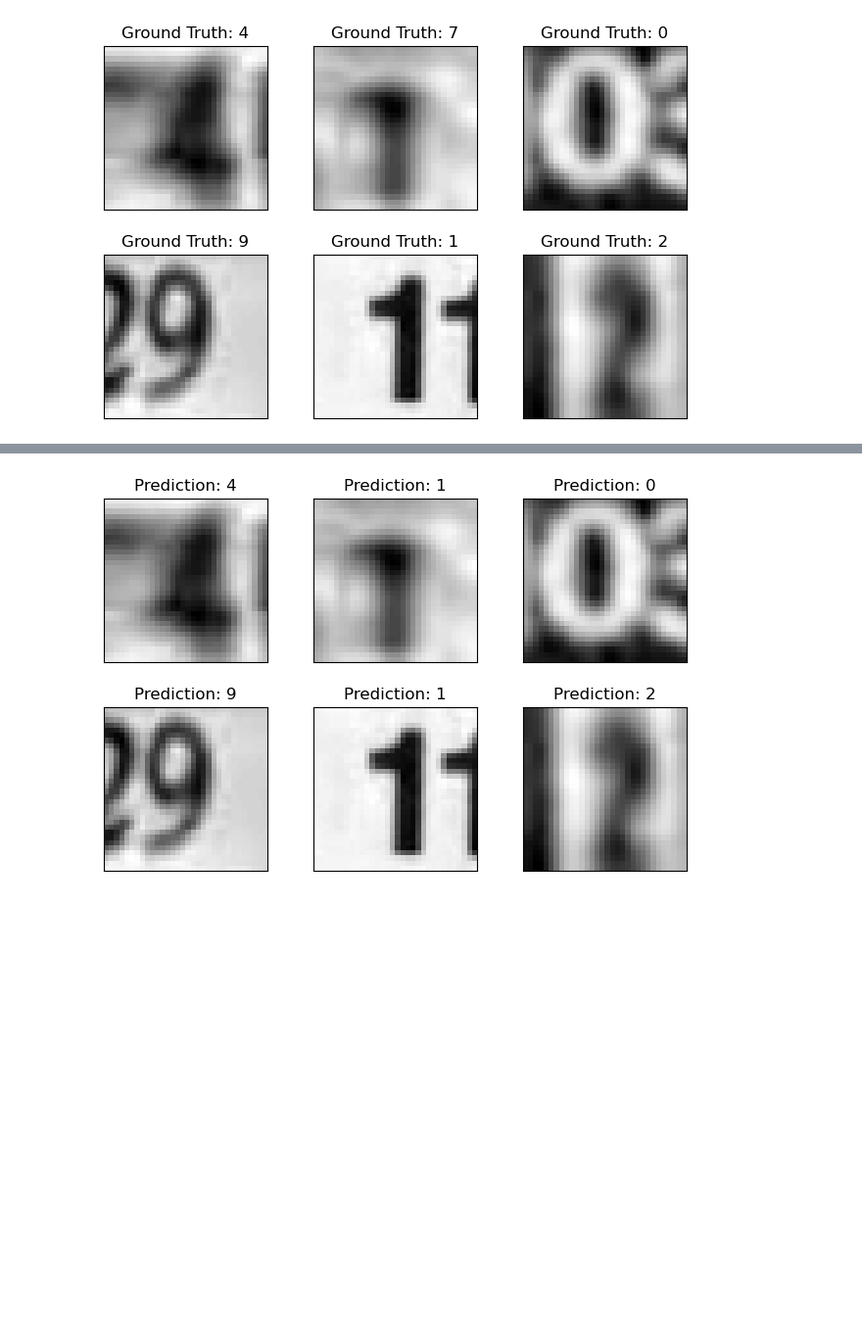
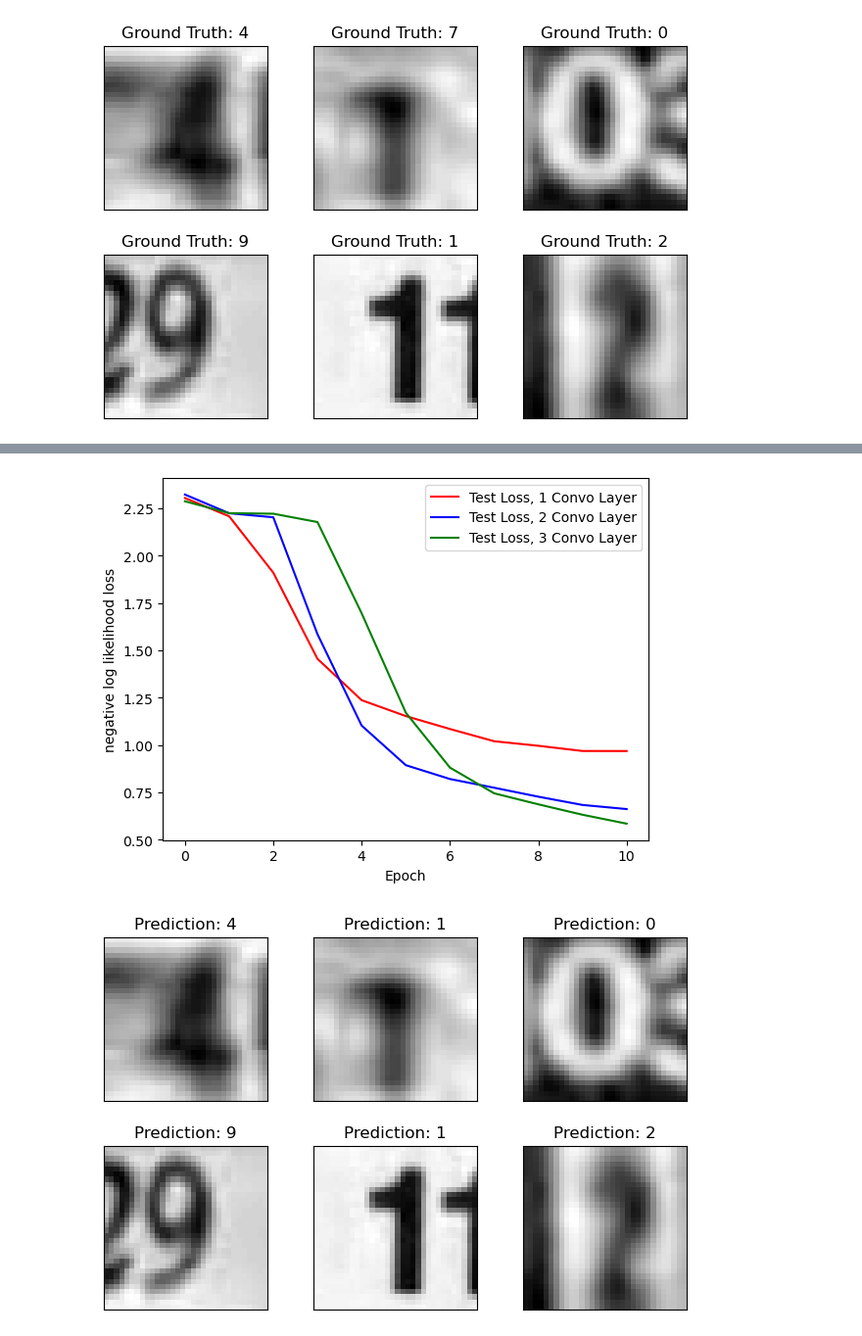
Before and after one commit to RowanA2002/178-convy-net, a Jupyter notebook: SVHN-Exploration.ipynb, the cells around one changed output, grey strips where cells are left out. Shown at 98% size. Saved outputs shown, nothing was run; the diff lists cells and outputs as text; code cells hidden in the pictures; blank space fills up the shorter version.

```diff
--- a/SVHN-Exploration.ipynb
+++ b/SVHN-Exploration.ipynb
@@ -221,3 +219,19 @@ plt.show()
+# %%
+collection_test_losses.append(test_losses)
+# %%
+fig = plt.figure()
+
+plt.plot(range(0,11), collection_test_losses[0], color='red')
+plt.plot(range(0,11), collection_test_losses[1], color='blue')
+plt.plot(range(0,11), collection_test_losses[2], color='green')
+
+plt.legend(['Test Loss, 1 Convo Layer', 'Test Loss, 2 Convo Layer', 'Test Loss, 3 Convo Layer'], loc='upper right')
+plt.xlabel('Epoch')
+plt.ylabel('negative log likelihood loss')
+fig
+plt.show()
+# %% [output]
+[figure, added]
 # %%
 with torch.no_grad():
   output = network(example_data)
```
Also changed, not shown: parts of 4 cells of this notebook.
